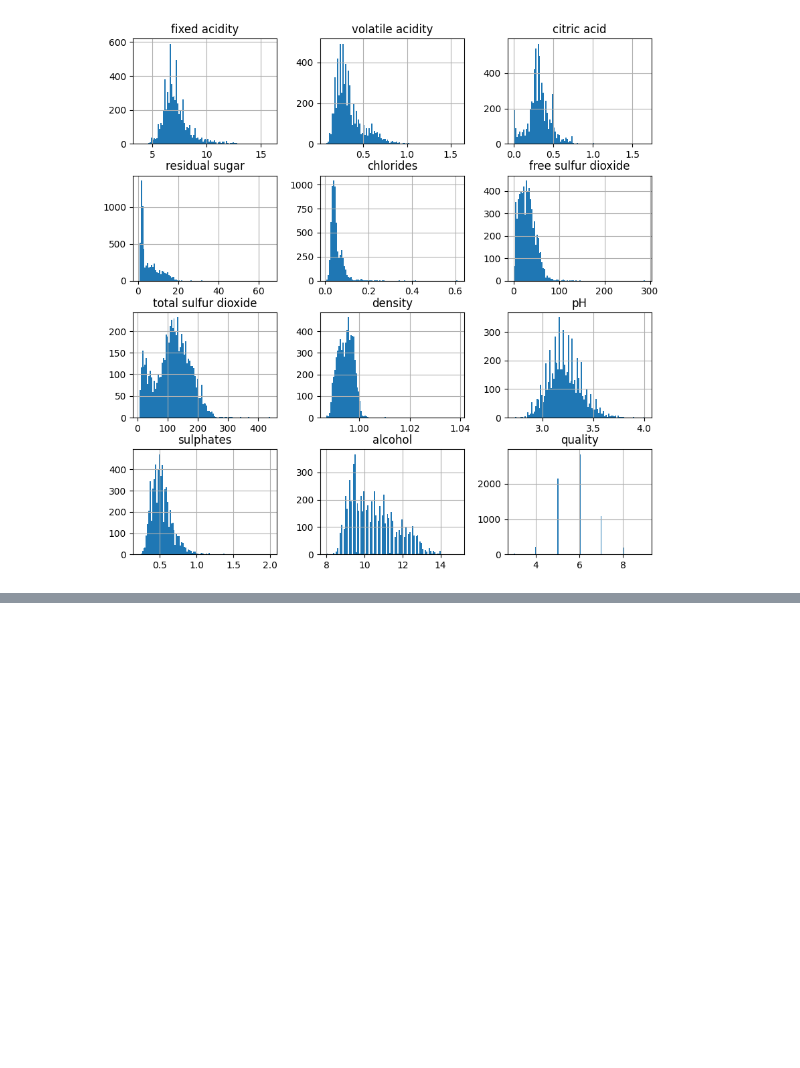
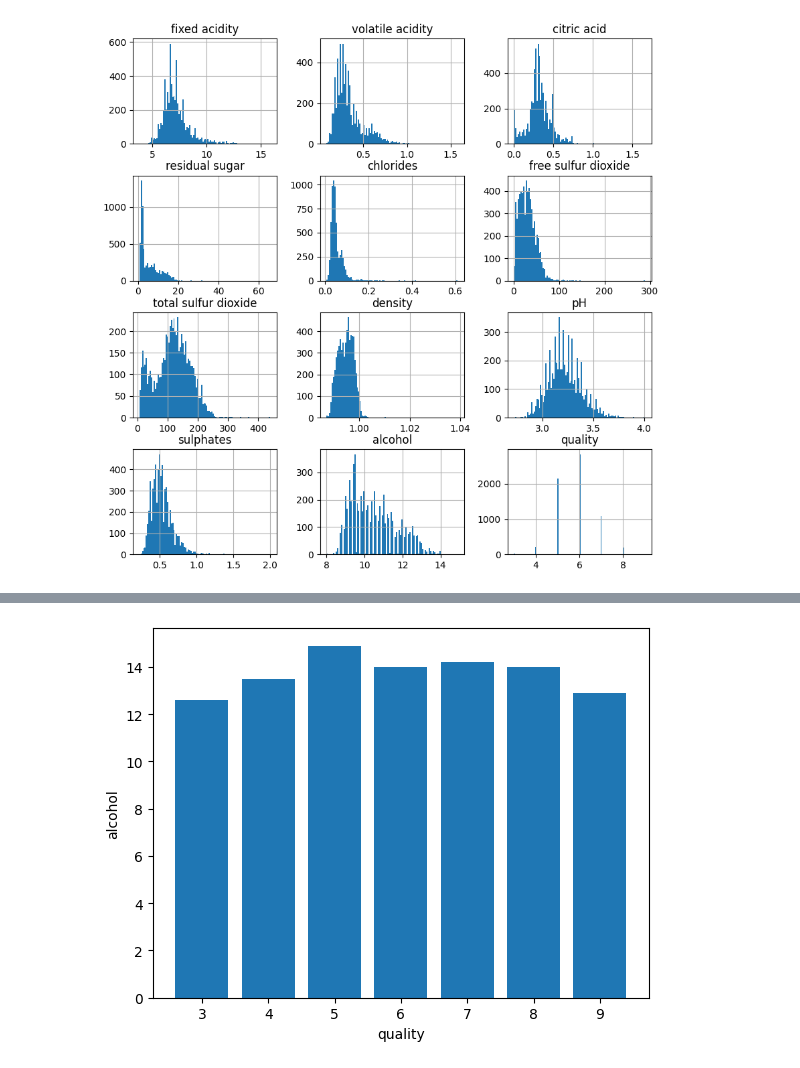
Before and after one commit to Bergal-Akram/Machine_Learning-Projects-with-Source-Code, a Jupyter notebook: Food&Sports/Wine_Quality_Prediction/model.ipynb, the cells around one changed output, grey strips where cells are left out. Drawn from its saved outputs; the diff is of its cells as text; code cells hidden in the pictures; blank space fills up the shorter version.

```diff
--- a/Food&Sports/Wine_Quality_Prediction/model.ipynb
+++ b/Food&Sports/Wine_Quality_Prediction/model.ipynb
@@ -126,3 +127,9 @@ data.hist(bins=100, figsize=(10, 10))
 plt.show()
 # %% [output]
 [figure]
+# %%
+col_data = data.columns
+# %%
+for col in col_data:
+    if data[col].isnull().sum() > 0:
+        data[col] = data[col].fillna(data[col].mean())
@@ -128,0 +153,7 @@ plt.show()
+# %%
+plt.bar(data['quality'], data['alcohol'])
+plt.xlabel('quality')
+plt.ylabel('alcohol')
+plt.show()
+# %% [output]
+[figure, added]
```
Also changed, not shown: parts of 10 cells of this notebook.
